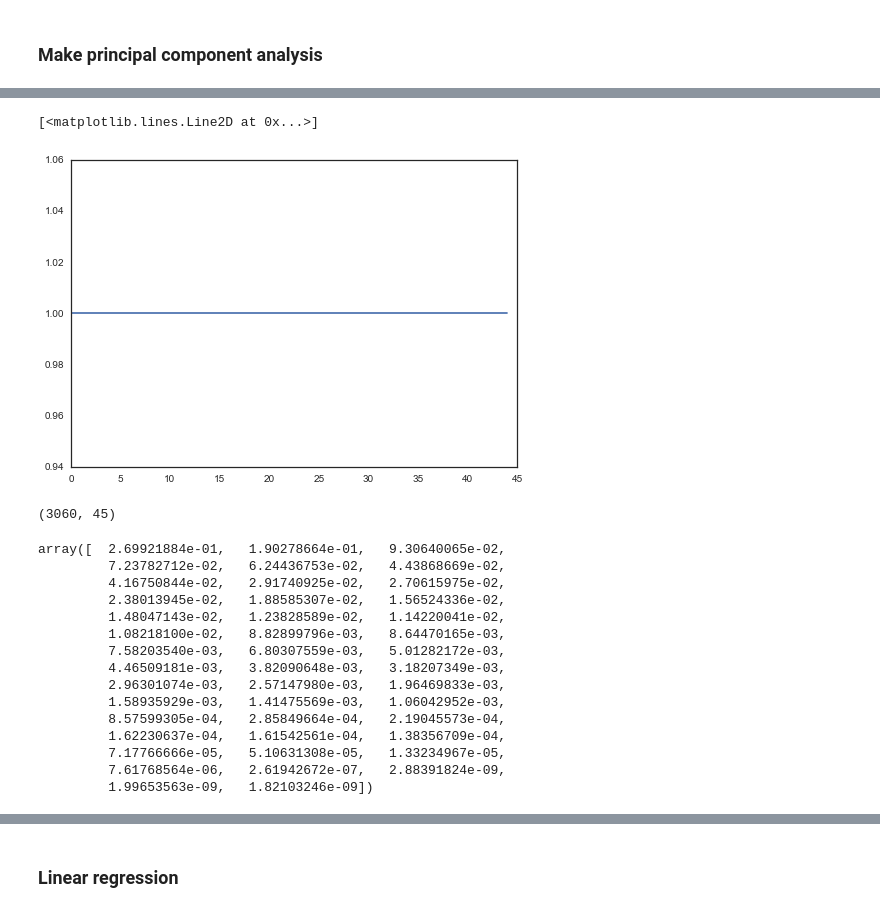
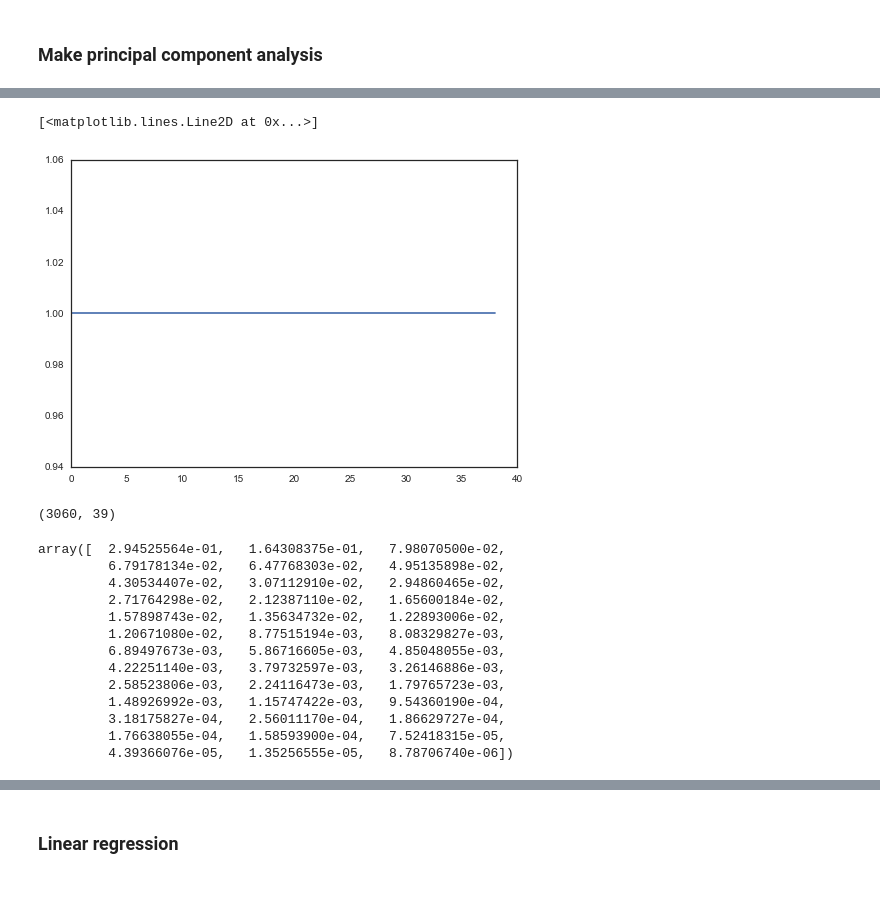
Before and after one commit to ahwkuepper/stdme, a Jupyter notebook: code/CDC_and_census_data_exploration_and_cleaning_Gonorrhea.ipynb, the cells around one changed output, grey strips where cells are left out. Drawn from its saved outputs; the diff is of its cells as text; code cells hidden in the pictures.

```diff
--- a/code/CDC_and_census_data_exploration_and_cleaning_Gonorrhea.ipynb
+++ b/code/CDC_and_census_data_exploration_and_cleaning_Gonorrhea.ipynb
@@ -395,43 +399,41 @@ df_merged.describe()
 | 75% | 45085.500000 | 67582.250000 | 43.000000 | 4.825413 | 20.700000 | 7.300000 | 6.500000 | 6.400000 | 6.200000 | 6.400000 | ... |
 | max | 56045.000000 | 10017068.000000 | 15316.000000 | 6.992050 | 33.600000 | 18.300000 | 28.100000 | 16.100000 | 11.700000 | 9.700000 | ... |
 # %%
-df_new = df_merged.drop(["FIPS","Cases"], axis=1)
+df_new = df_merged.drop(["FIPS","Cases", "d002", "hd02s051", "hd02s143", "hd02s159", "hd02s184", "hd01s001"], axis=1)
 X = df_new.values
 
 columns = X.shape[1]
 for column in np.arange(columns):
     mean_temp = X[:,column].mean()
     std_temp = X[:,column].std()
     X[:,column] = (X[:,column]-mean_temp)/std_temp
 
 plt.plot((np.std(X, axis=0)))
 # %% [output]
 [<matplotlib.lines.Line2D at 0x...>]
-[figure, old version]
+[figure, new version]
 # %%
 X.shape
 # %% [output]
-(3060, 45)
+(3060, 39)
 # %%
-pca = PCA(n_components=44)
+pca = PCA(n_components=39)
 pca.fit(X)
 pca.explained_variance_ratio_
 # %% [output]
-array([  2.69921884e-01,   1.90278664e-01,   9.30640065e-02,
-         7.23782712e-02,   6.24436753e-02,   4.43868669e-02,
-         4.16750844e-02,   2.91740925e-02,   2.70615975e-02,
-         2.38013945e-02,   1.88585307e-02,   1.56524336e-02,
-         1.48047143e-02,   1.23828589e-02,   1.14220041e-02,
-         1.08218100e-02,   8.82899796e-03,   8.64470165e-03,
-         7.58203540e-03,   6.80307559e-03,   5.01282172e-03,
-         4.46509181e-03,   3.82090648e-03,   3.18207349e-03,
-         2.96301074e-03,   2.57147980e-03,   1.96469833e-03,
-         1.58935929e-03,   1.41475569e-03,   1.06042952e-03,
-         8.57599305e-04,   2.85849664e-04,   2.19045573e-04,
-         1.62230637e-04,   1.61542561e-04,   1.38356709e-04,
-         7.17766666e-05,   5.10631308e-05,   1.33234967e-05,
-         7.61768564e-06,   2.61942672e-07,   2.88391824e-09,
-         1.99653563e-09,   1.82103246e-09])
+array([  2.94525564e-01,   1.64308375e-01,   7.98070500e-02,
+         6.79178134e-02,   6.47768303e-02,   4.95135898e-02,
+         4.30534407e-02,   3.07112910e-02,   2.94860465e-02,
+         2.71764298e-02,   2.12387110e-02,   1.65600184e-02,
+         1.57898743e-02,   1.35634732e-02,   1.22893006e-02,
+         1.20671080e-02,   8.77515194e-03,   8.08329827e-03,
+         6.89497673e-03,   5.86716605e-03,   4.85048055e-03,
+         4.22251140e-03,   3.79732597e-03,   3.26146886e-03,
+         2.58523806e-03,   2.24116473e-03,   1.79765723e-03,
+         1.48926992e-03,   1.15747422e-03,   9.54360190e-04,
+         3.18175827e-04,   2.56011170e-04,   1.86629727e-04,
+         1.76638055e-04,   1.58593900e-04,   7.52418315e-05,
+         4.39366076e-05,   1.35256555e-05,   8.78706740e-06])
 # %%
 plt.scatter(pca.components_[:,0], pca.components_[:,1])
 # %% [output]
```
Also changed, not shown: parts of 45 cells of this notebook, 19 other files.
